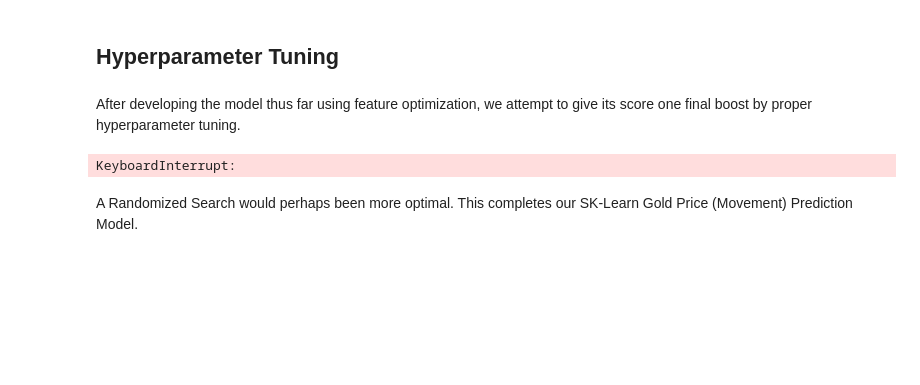
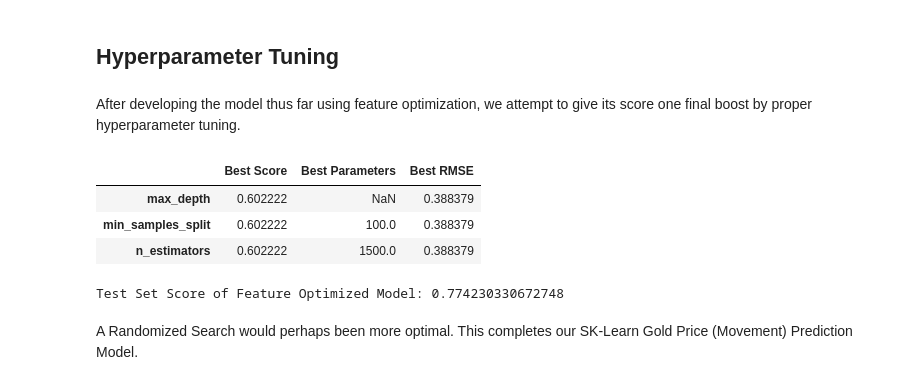
Before and after one commit to Gregoritsch3/ML_EDA_Classification_GoldPricePrediction, a Jupyter notebook: ML_EDA_GoldPricePrediction.ipynb, the cells around one changed output. Saved outputs shown, nothing was run; the diff lists cells and outputs as text; code cells hidden in the pictures; blank space fills up the shorter version.

```diff
--- a/ML_EDA_GoldPricePrediction.ipynb
+++ b/ML_EDA_GoldPricePrediction.ipynb
@@ -505,8 +505,6 @@ After developing the model thus far using feature optimization, we attempt to gi
 parameters = {
     'n_estimators': [1000, 1500, 2000],
     'max_depth': [None, 3, 6, 9],
-    'max_leaf_nodes': [3, 6, 9, None],
-    'min_samples_leaf': [1, 3, 5],
     'min_samples_split': [50, 100, 150]
 }
 
@@ -519,19 +517,26 @@ def find_best_algorithm(X, y):
     scores.update({
         'Best Score': gs.best_score_,
         'Best Parameters': gs.best_params_,
-        'Best RMSE': np.sqrt(mean_squared_error(y, gs.predict(X)))
+        'Best RMSE': root_mean_squared_error(y, gs.predict(X))
     })
     return pd.DataFrame(scores, columns=['Best Score', 'Best Parameters', 'Best RMSE']).sort_values(by='Best RMSE', ascending=False)
 # %%
 best_model_df = find_best_algorithm(gold_train[predictors], gold_train["Weekly Target"])
-# %% [output]
-KeyboardInterrupt:
+# %%
+best_model_df
+# %% [output]
+|  | Best Score | Best Parameters | Best RMSE |
+| max_depth | 0.602222 | NaN | 0.388379 |
+| min_samples_split | 0.602222 | 100.0 | 0.388379 |
+| n_estimators | 0.602222 | 1500.0 | 0.388379 |
 # %%
 #Results of Final Model on the Test Set
-model4 = RandomForestClassifier(n_estimators=, min_samples_split=, random_state=57)
+model4 = RandomForestClassifier(n_estimators=1500, min_samples_split=100, random_state=57)
 model4.fit(gold_train[predictors], gold_train["Weekly Target"])
 preds4 = model4.predict(gold_test[predictors])
 print(f"Test Set Score of Feature Optimized Model: {precision_score(gold_test["Weekly Target"], preds4)}")
+# %% [output]
+Test Set Score of Feature Optimized Model: 0.774230330672748
 # %% [markdown]
 A Randomized Search would perhaps been more optimal. This completes our SK-Learn Gold Price (Movement) Prediction Model.
 # %% [markdown]
```
Also changed, not shown: parts of 1 cell of this notebook.
